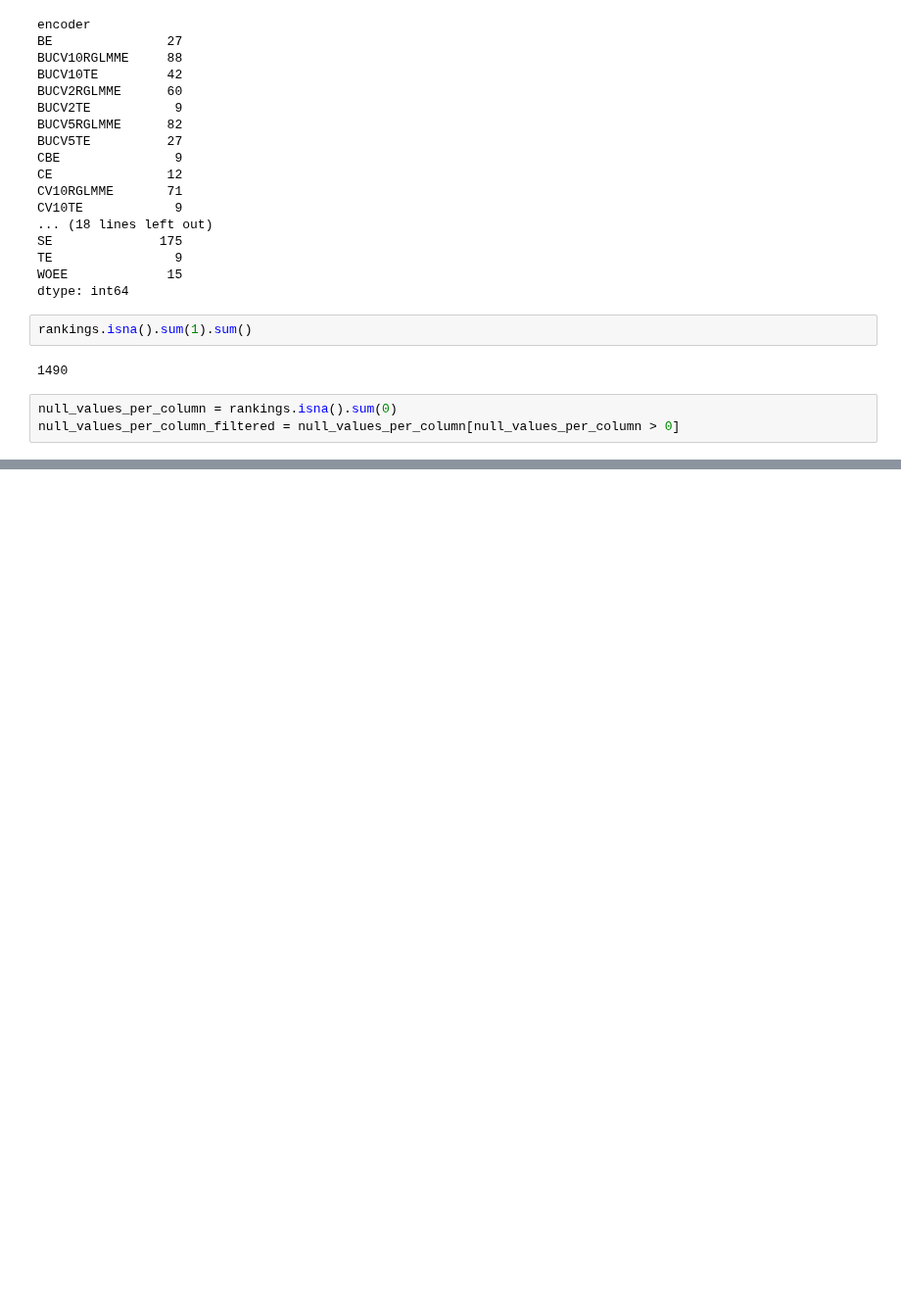
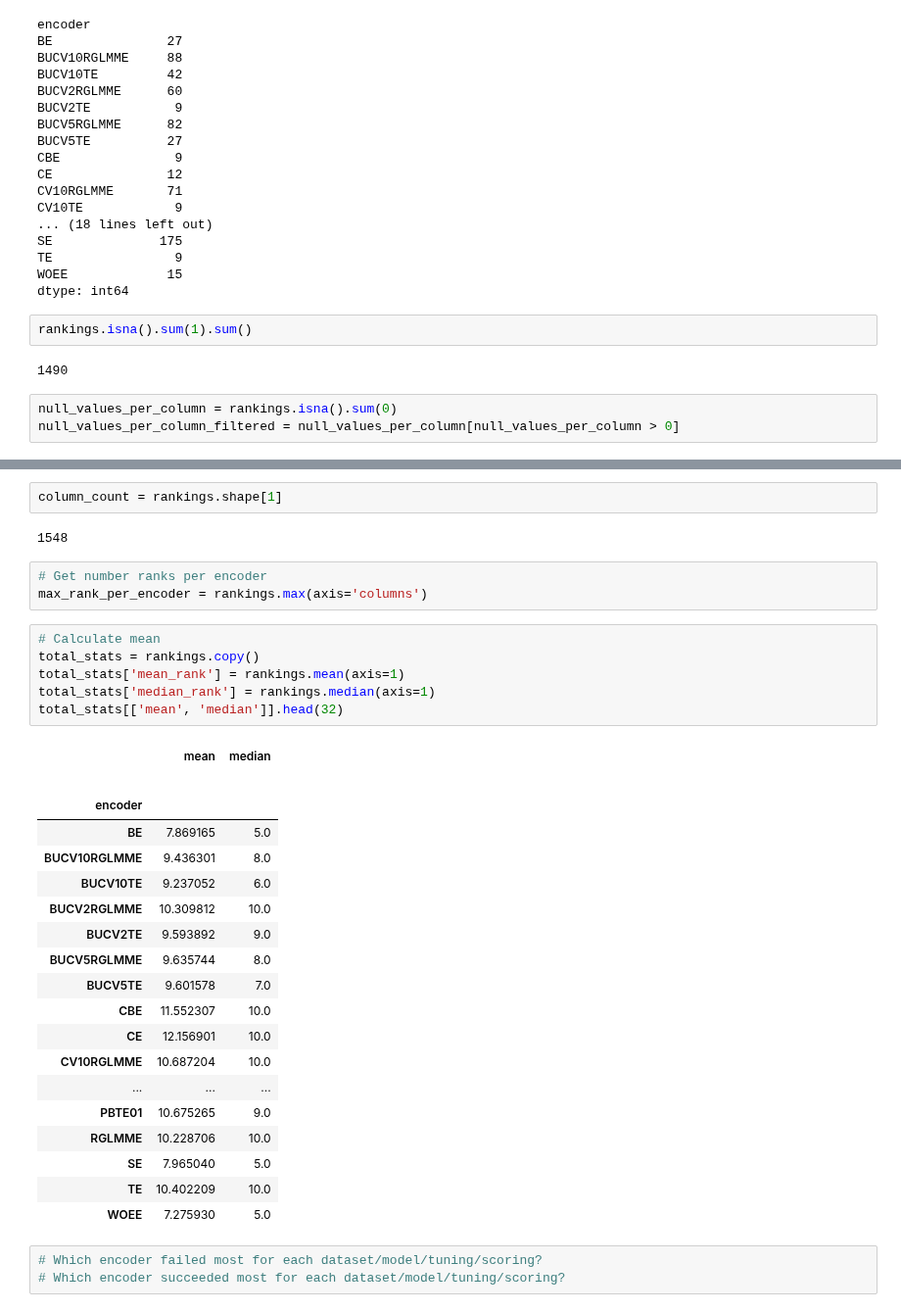
Before and after one commit to nina-prog/meta-learning-for-encoder-selection, a Jupyter notebook: notebooks/week08/week08-EDA.ipynb, the cells around one changed output, grey strips where cells are left out. Shown at 98% size. Cells and saved outputs as stored; diff of their text form; blank space fills up the shorter version.

Commit message:
Mean and median per encoder

```diff
--- a/notebooks/week08/week08-EDA.ipynb
+++ b/notebooks/week08/week08-EDA.ipynb
@@ -404,0 +427,38 @@ There is no encoder without null values
+# %%
+column_count = rankings.shape[1]
+# %% [output]
+1548
+# %%
+# Get number ranks per encoder
+max_rank_per_encoder = rankings.max(axis='columns')
+# %%
+# Calculate mean
+total_stats = rankings.copy()
+total_stats['mean_rank'] = rankings.mean(axis=1)
+total_stats['median_rank'] = rankings.median(axis=1)
+total_stats[['mean', 'median']].head(32)
+# %% [output]
+|  | mean | median |
+|  |  |  |
+|  |  |  |
+|  |  |  |
+| encoder |  |  |
+| BE | 7.869165 | 5.0 |
+| BUCV10RGLMME | 9.436301 | 8.0 |
+| BUCV10TE | 9.237052 | 6.0 |
+| BUCV2RGLMME | 10.309812 | 10.0 |
+| BUCV2TE | 9.593892 | 9.0 |
+| BUCV5RGLMME | 9.635744 | 8.0 |
+| BUCV5TE | 9.601578 | 7.0 |
+| CBE | 11.552307 | 10.0 |
+| CE | 12.156901 | 10.0 |
+| CV10RGLMME | 10.687204 | 10.0 |
+| ... | ... | ... |
+| PBTE01 | 10.675265 | 9.0 |
+| RGLMME | 10.228706 | 10.0 |
+| SE | 7.965040 | 5.0 |
+| TE | 10.402209 | 10.0 |
+| WOEE | 7.275930 | 5.0 |
+# %%
+# Which encoder failed most for each dataset/model/tuning/scoring?
+# Which encoder succeeded most for each dataset/model/tuning/scoring?
```
Also changed, not shown: parts of 5 cells of this notebook.
